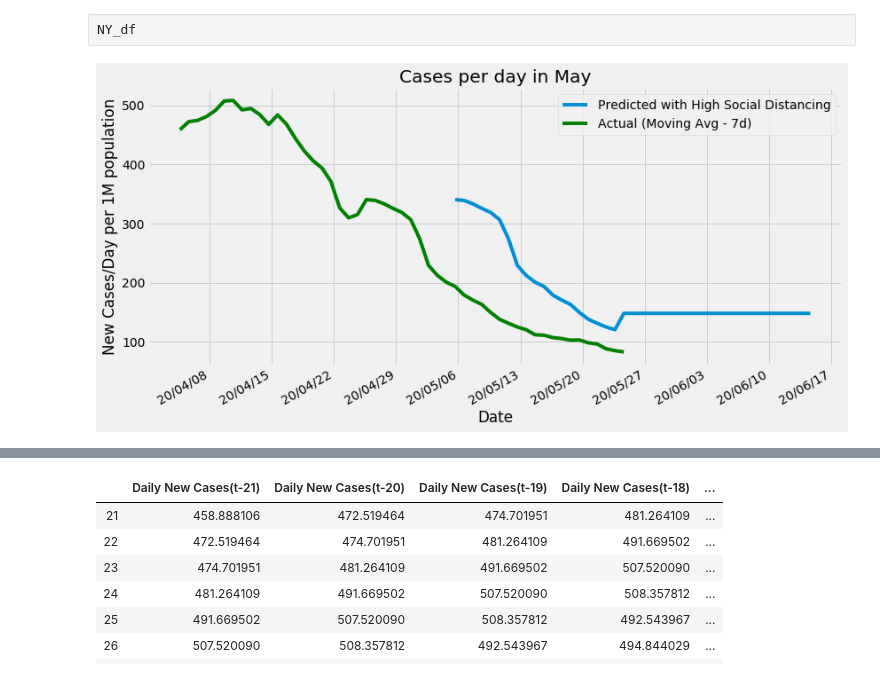
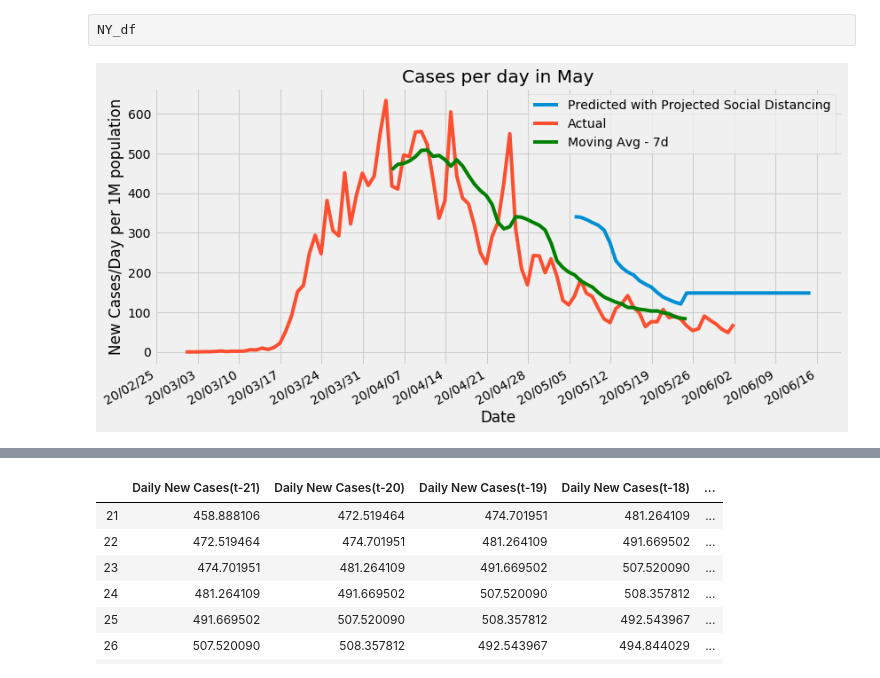
Before and after one commit to Jbudnick/Covid-19-Forecasting, a Jupyter notebook: notebooks/EDA.ipynb, the cells around one changed output, grey strips where cells are left out. Cells and saved outputs as stored; diff of their text form; code cells hidden in the pictures.

```diff
--- a/notebooks/EDA.ipynb
+++ b/notebooks/EDA.ipynb
@@ -698,31 +864,32 @@ NY_df
 # %%
 # prediction_ts_hi = generate_prediction_df('High', rf_model.X_test, rf_model.y_test, revised_df.columns)
 # prediction_ts_hi['moving_average(t+20)'] = rf_model.model.predict(prediction_ts_hi)
 
 # prediction_ts_md = generate_prediction_df('Medium', rf_model.X_test, rf_model.y_test, revised_df.columns)
 # prediction_ts_md['moving_average(t+20)'] = rf_model.model.predict(prediction_ts_md)
 fig, ax = plt.subplots(figsize = (12, 6))
 X_axis = predicted_df['days_elapsed(t)'].apply(convert_to_date).values
 X_axis = X_axis[-len(pred_y):]
 replace_with_moving_averages
-ax.plot(X_axis, pred_y, label = 'Predicted with High Social Distancing')
+ax.plot(X_axis, pred_y, label = 'Predicted with Projected Social Distancing')
 # ax.plot(prediction_ts_hi['days_elapsed(t+20)'].apply(convert_to_date) ,prediction_ts_hi['moving_average(t+20)'], label = 'High Social Distance')
 # ax.plot(prediction_ts_md['days_elapsed(t+20)'].apply(convert_to_date) ,prediction_ts_md['moving_average(t+20)'], label = 'Medium Social Distance')
 # ax.plot(prediction_ts_lw['days_elapsed(t+20)'].apply(convert_to_date) ,prediction_ts_lw['moving_average(t+20)'], label = 'Low Social Distance')
 # ax.legend()
+ax.plot(covid_df[covid_df['state']== 'New York']['date'], covid_df[covid_df['state']== 'New York']['New_Cases']/ NY_Pop, label = 'Actual')
 
 # NY_df['days_elapsed'] = NY_df['days_elapsed'].apply(convert_to_date)
 # NY_df.rename(columns = {'days_elapsed': 'date'}, inplace = True)
-ax.plot(revised_df['days_elapsed'].apply(convert_to_date), revised_df['Daily New Cases'], c = 'green', label = 'Actual (Moving Avg - 7d)')
+ax.plot(revised_df['days_elapsed'].apply(convert_to_date), revised_df['Daily New Cases'], c = 'green', label = 'Moving Avg - 7d')
 ax.set_title('Cases per day in May')
 ax.set_xlabel('Date')
 ax.set_ylabel('New Cases/Day per 1M population')
 ax.legend()
 
 ax.xaxis.set_major_locator(loc)
 ax.xaxis.set_major_formatter(formatter)
 ax.xaxis.set_tick_params(rotation=30, labelsize=14)
 fig.autofmt_xdate()
 fig.tight_layout()
 # %% [output]
-[figure, old version]
+[figure, new version]
```
Also changed, not shown: parts of 51 cells of this notebook, 9 other files.
